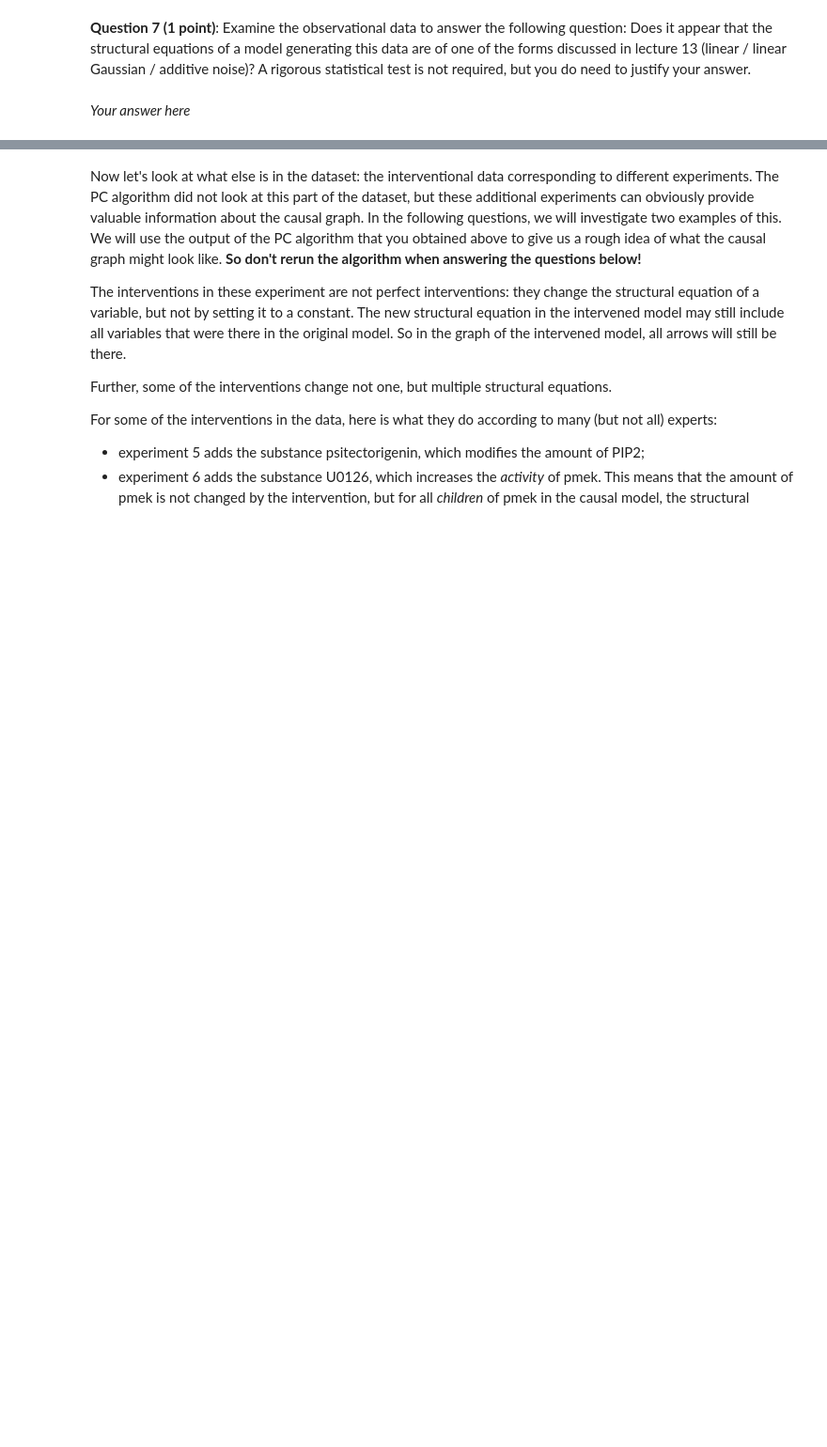
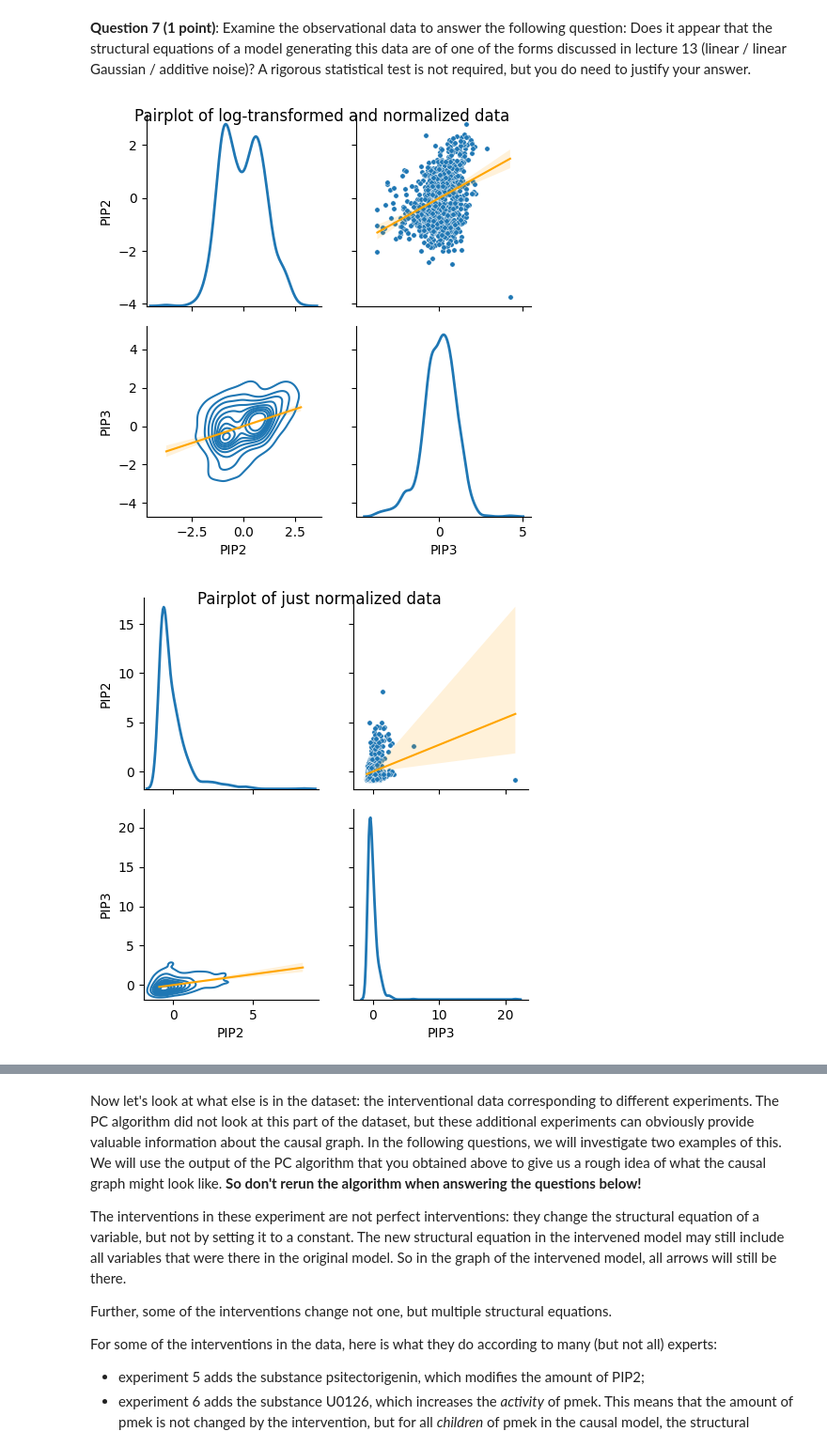
Before and after one commit to FelixCeard/Advanced-Machine-Learning, a Jupyter notebook: Group22_Ass4/AML_assignment4.ipynb, the cells around one changed output, grey strips where cells are left out. Shown at 94% size. Saved outputs shown, nothing was run; the diff lists cells and outputs as text; code cells hidden in the pictures; blank space fills up the shorter version.

```diff
--- a/Group22_Ass4/AML_assignment4.ipynb
+++ b/Group22_Ass4/AML_assignment4.ipynb
@@ -535,5 +551,3 @@ self.sepset {frozenset({0, 2}): (), frozenset({0, 3}): (), frozenset({0, 4}): ()
 # %% [markdown]
 **Question 7 (1 point)**: Examine the observational data to answer the following question: Does it appear that the structural equations of a model generating this data are of one of the forms discussed in lecture 13 (linear / linear Gaussian / additive noise)?
 A rigorous statistical test is not required, but you do need to justify your answer.
-# %% [markdown]
-*Your answer here*
@@ -539,0 +557,42 @@ A rigorous statistical test is not required, but you do need to justify your ans
+# %%
+# Visualization of the joint distributions of the Variables connected in the graph returned by the PC algorithm
+
+subsets = [
+    ['PIP2', 'PIP3'],
+    ['pjnk', 'PKC', 'P38'],
+    ['pakts473', "PKA", "perk"],
+    ['praf', 'pmek']
+]
+
+for subset in subsets:
+    # with log-transform
+    data_df = df_experiment_1_normalized[subset]
+
+    g = sns.PairGrid(data_df, diag_sharey=False)
+    g.map_upper(lambda x, y, **kwargs: sns.scatterplot(x=x, y=y, s=15, **kwargs))
+    g.map_upper(lambda x, y, **kwargs: sns.regplot(x=x, y=y, scatter=False, truncate=True, line_kws={'lw':1.5}, color='orange'))
+    g.map_lower(lambda x, y, **kwargs: sns.kdeplot(x=x, y=y))
+    g.map_lower(lambda x, y, **kwargs: sns.regplot(x=x, y=y, scatter=False, truncate=True, line_kws={'lw':1.5}, color='orange'))
+    g.map_diag(sns.kdeplot, lw=2)
+
+    plt.gcf().suptitle(f'Pairplot of log-transformed and normalized data')
+
+    plt.savefig(f'pairplot_[{"_".join(subset)}].png')
+    plt.show()
+
+    # without log-transform
+    data_df = df_experiment_1_normalized_no_log[subset]
+
+    g = sns.PairGrid(data_df, diag_sharey=False)
+    g.map_upper(lambda x, y, **kwargs: sns.scatterplot(x=x, y=y, s=15, **kwargs))
+    g.map_upper(lambda x, y, **kwargs: sns.regplot(x=x, y=y, scatter=False, truncate=True, line_kws={'lw':1.5}, color='orange'))
+    g.map_lower(lambda x, y, **kwargs: sns.kdeplot(x=x, y=y))
+    g.map_lower(lambda x, y, **kwargs: sns.regplot(x=x, y=y, scatter=False, truncate=True, line_kws={'lw':1.5}, color='orange'))
+    g.map_diag(sns.kdeplot, lw=2)
+    plt.gcf().suptitle(f'Pairplot of just normalized data')
+
+    plt.savefig(f'pairplot_[{"_".join(subset)}]_no_log.png')
+    plt.show()
+# %% [output]
+[figure, added]
+[figure, added]
```
Also changed, not shown: parts of 19 cells of this notebook, 19 other files.
